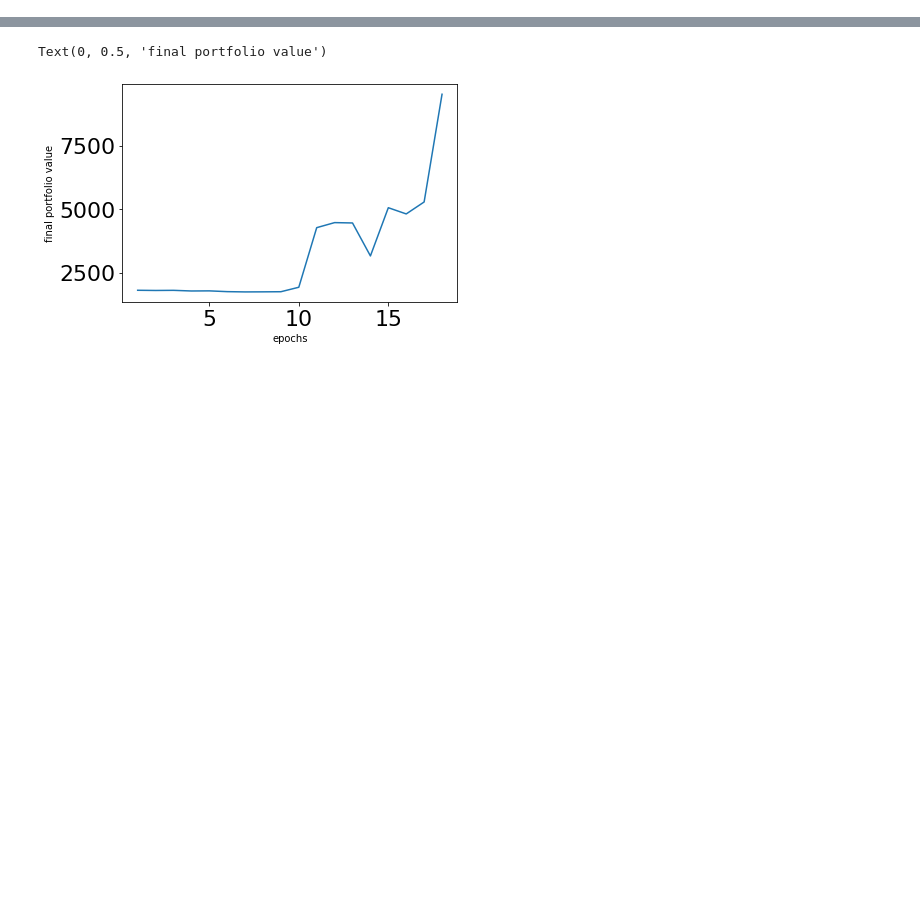
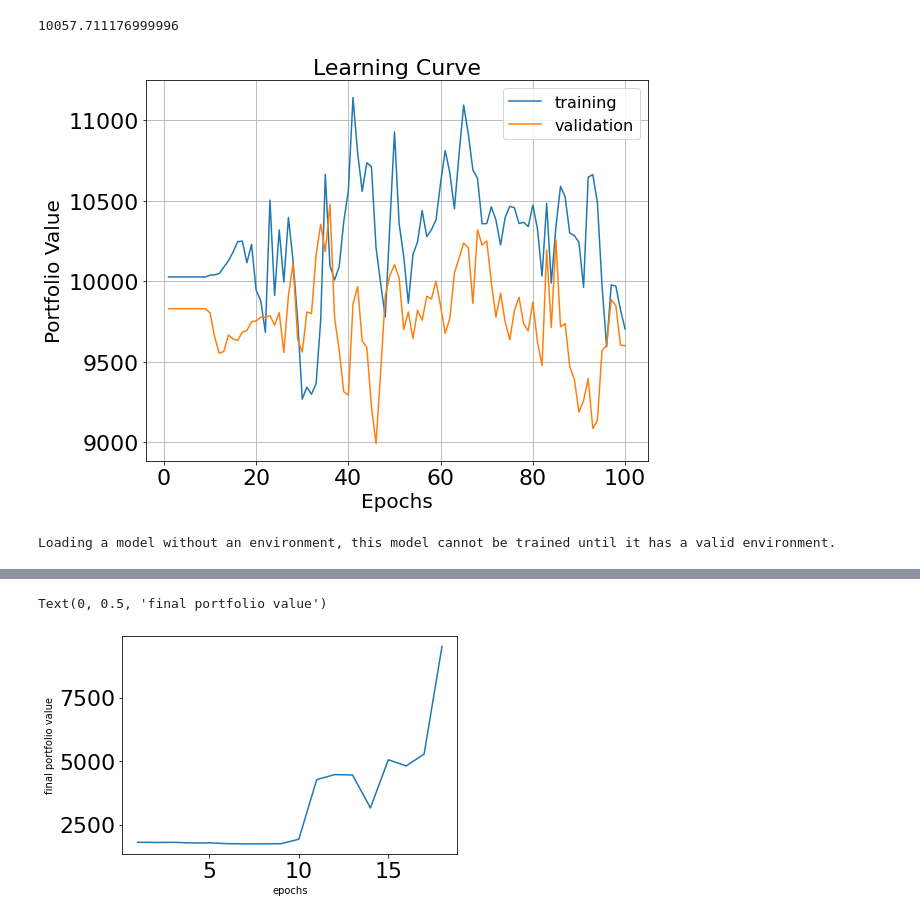
Before and after one commit to YAOS5/Amazon-Trading-Bot, a Jupyter notebook: learning_curve_demo.ipynb, the cells around one changed output, grey strips where cells are left out. Saved outputs shown, nothing was run; the diff lists cells and outputs as text; code cells hidden in the pictures; blank space fills up the shorter version.

Commit message:
WIP initial test

```diff
--- a/learning_curve_demo.ipynb
+++ b/learning_curve_demo.ipynb
@@ -146,18 +118,0 @@ Text(0, 0.5, 'final portfolio value')
-# %%
-# takes 1hr
-
-INITIAL_BALANCE = 10_000
-PAST_TICKS = 5
-train_range = np.arange(1,13)
-data = load_data(train_range)
-env = Environment(data["close"].to_list(), balance=INITIAL_BALANCE, past_ticks=PAST_TICKS)
-
-
-model = DQN(MlpPolicy, env, verbose=1)
-
-# # Train the agent
-import time
-start_time = time.time()
-time_steps = 1_000_000
-model.learn(total_timesteps=int(time_steps))
-print(time.time() - start_time)
@@ -191,0 +119,11 @@ plot_k_timesteps(logs="training_logs", y_col="portfolio", window=1, k=1)
+# %%
+# model learn timesteps(10_000 * EPOCHS)
+# use callback to save model!
+start_time = time.time()
+env_learn = Environment(train_data["close"].to_list(), balance=INITIAL_BALANCE, past_ticks=PAST_TICKS, train=True)
+model = DQN(MlpPolicy, env_learn, learning_rate=0.00001, batch_size=50, seed=1, verbose=1, double_q=True)
+checkpoint_callback = CheckpointCallback(save_freq=10_000, save_path='./checkpoint_logs/',
+                                         name_prefix='DQN')
+
+model.learn(10_000*100, callback=checkpoint_callback, log_interval=10_000)
+print(time.time()-start_time)
@@ -191,0 +197,2 @@ plot_k_timesteps(logs="training_logs", y_col="portfolio", window=1, k=1)
+# %%
+epoch_ranges = np.arange(1, EPOCHS+1)
@@ -191,0 +260,21 @@ plot_k_timesteps(logs="training_logs", y_col="portfolio", window=1, k=1)
+# %%
+val_portfolio_values[70]
+# %% [output]
+10057.711176999996
+# %%
+fig, ax = plt.subplots(figsize=(9,7))
+plt.plot(epoch_ranges, train_portfolio_values, label="training")
+plt.plot(epoch_ranges, val_portfolio_values, label="validation")
+plt.title("Learning Curve", fontsize=22)
+plt.xlabel("Epochs", fontsize=20)
+plt.ylabel("Portfolio Value", fontsize=20)
+plt.grid()
+plt.legend(fontsize=16)
+plt.savefig("learning_curve_double_qn_latest")
+# %% [output]
+[figure, added]
+# %%
+path = log_dir + f"DQN_{3*10000}_steps"
+model_71 = DQN.load(path)
+# %% [output]
+Loading a model without an environment, this model cannot be trained until it has a valid environment.
```
Also changed, not shown: parts of 26 cells of this notebook, 1 other file.
